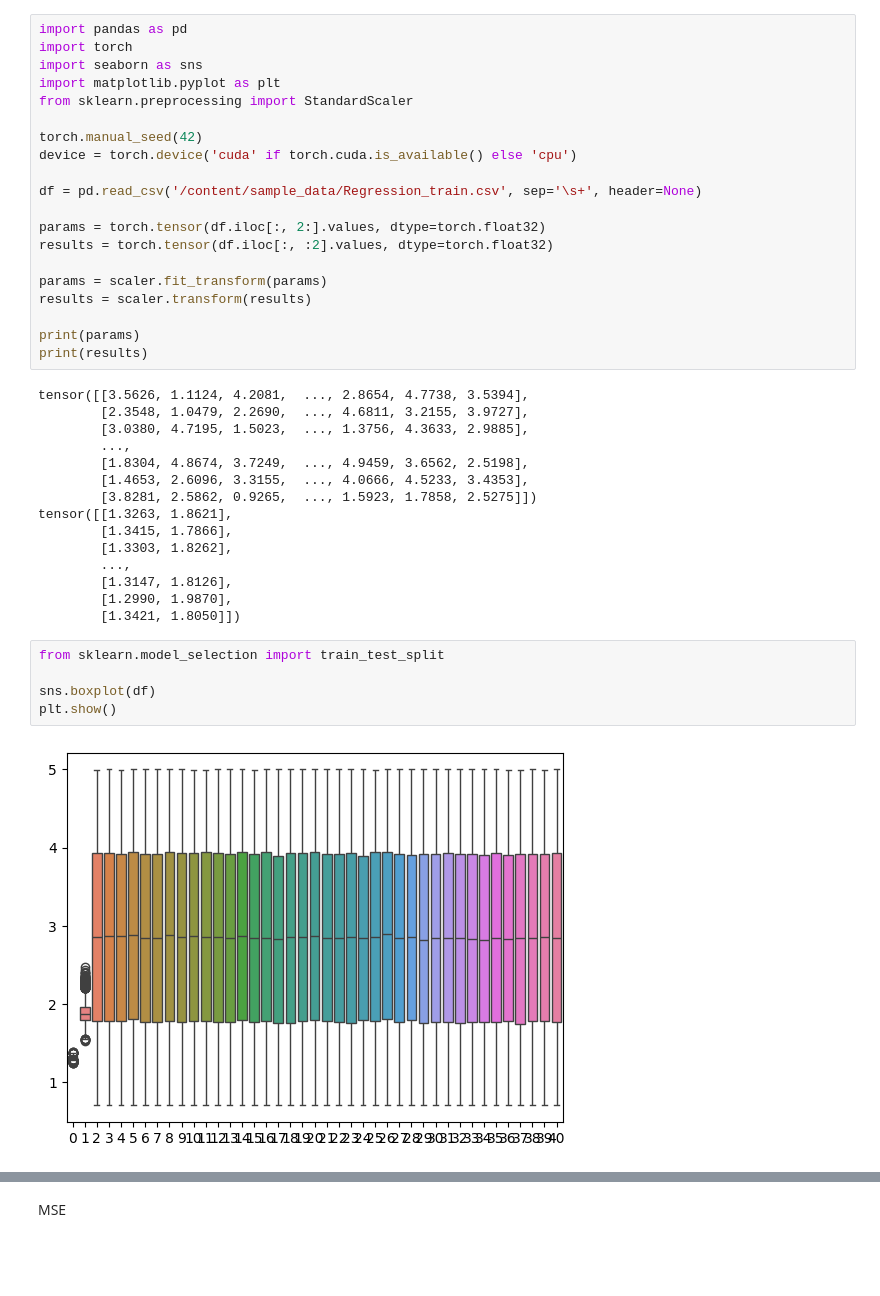
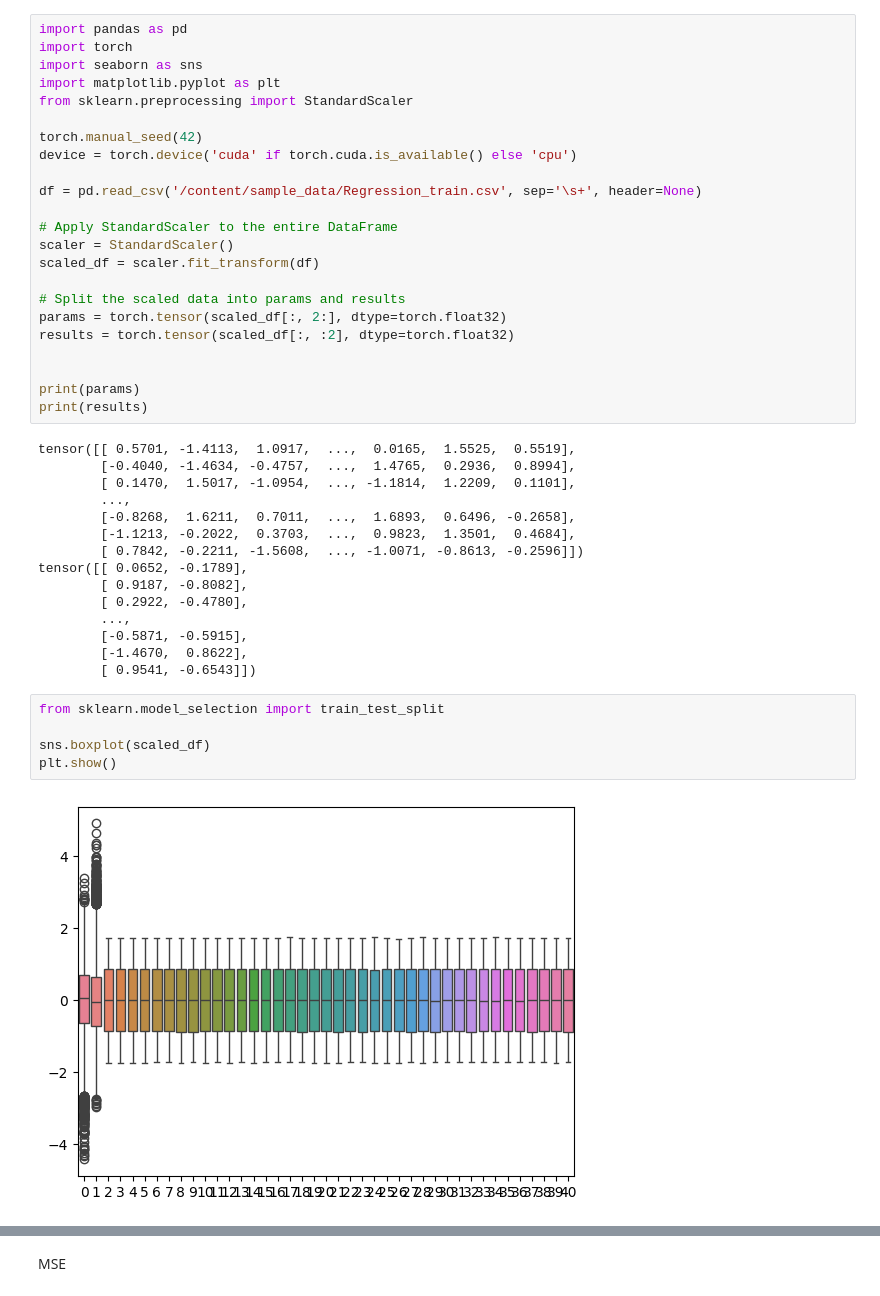
Before and after one commit to nishitmv/ML, a Jupyter notebook: Regression.ipynb, the cells around one changed output, grey strips where cells are left out. Drawn from its saved outputs; the diff is of its cells as text; blank space fills up the shorter version.

```diff
--- a/Regression.ipynb
+++ b/Regression.ipynb
@@ -12,36 +12,39 @@ device = torch.device('cuda' if torch.cuda.is_available() else 'cpu')
 
 df = pd.read_csv('/content/sample_data/Regression_train.csv', sep='\s+', header=None)
 
-params = torch.tensor(df.iloc[:, 2:].values, dtype=torch.float32)
-results = torch.tensor(df.iloc[:, :2].values, dtype=torch.float32)
+# Apply StandardScaler to the entire DataFrame
+scaler = StandardScaler()
+scaled_df = scaler.fit_transform(df)
 
-params = scaler.fit_transform(params)
-results = scaler.transform(results)
+# Split the scaled data into params and results
+params = torch.tensor(scaled_df[:, 2:], dtype=torch.float32)
+results = torch.tensor(scaled_df[:, :2], dtype=torch.float32)
+
 
 print(params)
 print(results)
 # %% [output]
-tensor([[3.5626, 1.1124, 4.2081,  ..., 2.8654, 4.7738, 3.5394],
-        [2.3548, 1.0479, 2.2690,  ..., 4.6811, 3.2155, 3.9727],
-        [3.0380, 4.7195, 1.5023,  ..., 1.3756, 4.3633, 2.9885],
+tensor([[ 0.5701, -1.4113,  1.0917,  ...,  0.0165,  1.5525,  0.5519],
+        [-0.4040, -1.4634, -0.4757,  ...,  1.4765,  0.2936,  0.8994],
+        [ 0.1470,  1.5017, -1.0954,  ..., -1.1814,  1.2209,  0.1101],
         ...,
-        [1.8304, 4.8674, 3.7249,  ..., 4.9459, 3.6562, 2.5198],
-        [1.4653, 2.6096, 3.3155,  ..., 4.0666, 4.5233, 3.4353],
-        [3.8281, 2.5862, 0.9265,  ..., 1.5923, 1.7858, 2.5275]])
-tensor([[1.3263, 1.8621],
-        [1.3415, 1.7866],
-        [1.3303, 1.8262],
+        [-0.8268,  1.6211,  0.7011,  ...,  1.6893,  0.6496, -0.2658],
+        [-1.1213, -0.2022,  0.3703,  ...,  0.9823,  1.3501,  0.4684],
+        [ 0.7842, -0.2211, -1.5608,  ..., -1.0071, -0.8613, -0.2596]])
+tensor([[ 0.0652, -0.1789],
+        [ 0.9187, -0.8082],
+        [ 0.2922, -0.4780],
         ...,
-        [1.3147, 1.8126],
-        [1.2990, 1.9870],
-        [1.3421, 1.8050]])
+        [-0.5871, -0.5915],
+        [-1.4670,  0.8622],
+        [ 0.9541, -0.6543]])
 # %%
 from sklearn.model_selection import train_test_split
 
-sns.boxplot(df)
+sns.boxplot(scaled_df)
 plt.show()
 # %% [output]
-[figure, old version]
+[figure, new version]
 # %%
 
 params_train, params_test, results_train, results_test = train_test_split(params, results, test_size=0.2, random_state=42)
```
Also changed, not shown: parts of 8 cells of this notebook.
